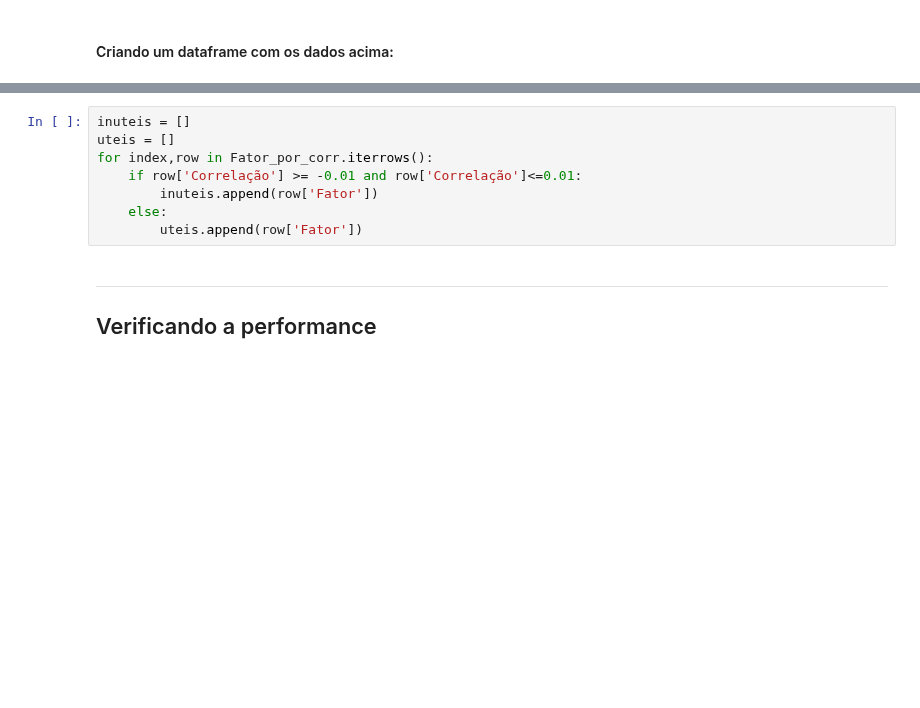
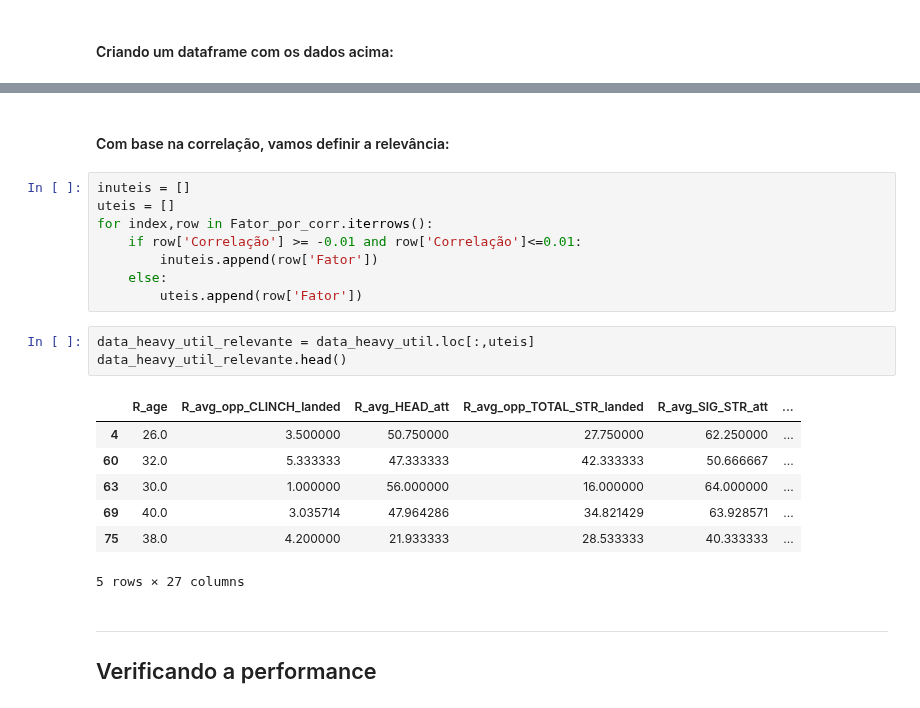
Before and after one commit to VergaraC/Dados_P3, a Jupyter notebook: Projeto3.ipynb, the cells around one changed output, grey strips where cells are left out. Saved outputs shown, nothing was run; the diff lists cells and outputs as text; blank space fills up the shorter version.

Commit message:
Relevância no P3

```diff
--- a/Projeto3.ipynb
+++ b/Projeto3.ipynb
@@ -197,3 +197,5 @@ Fator_por_corr.head()
+# %% [markdown]
+#### Com base na correlação, vamos definir a relevância:
 # %%
 inuteis = []
 uteis = []
@@ -202,6 +204,17 @@ for index,row in Fator_por_corr.iterrows():
         inuteis.append(row['Fator'])
     else:
         uteis.append(row['Fator'])
+# %%
+data_heavy_util_relevante = data_heavy_util.loc[:,uteis]
+data_heavy_util_relevante.head()
+# %% [output]
+|  | R_age | R_avg_opp_CLINCH_landed | R_avg_HEAD_att | R_avg_opp_TOTAL_STR_landed | R_avg_SIG_STR_att | ... |
+| 4 | 26.0 | 3.500000 | 50.750000 | 27.750000 | 62.250000 | ... |
+| 60 | 32.0 | 5.333333 | 47.333333 | 42.333333 | 50.666667 | ... |
+| 63 | 30.0 | 1.000000 | 56.000000 | 16.000000 | 64.000000 | ... |
+| 69 | 40.0 | 3.035714 | 47.964286 | 34.821429 | 63.928571 | ... |
+| 75 | 38.0 | 4.200000 | 21.933333 | 28.533333 | 40.333333 | ... |
+5 rows × 27 columns
 # %% [markdown]
 ___
 ## Verificando a performance
```
Also changed, not shown: parts of 2 cells of this notebook, 1 other file.
